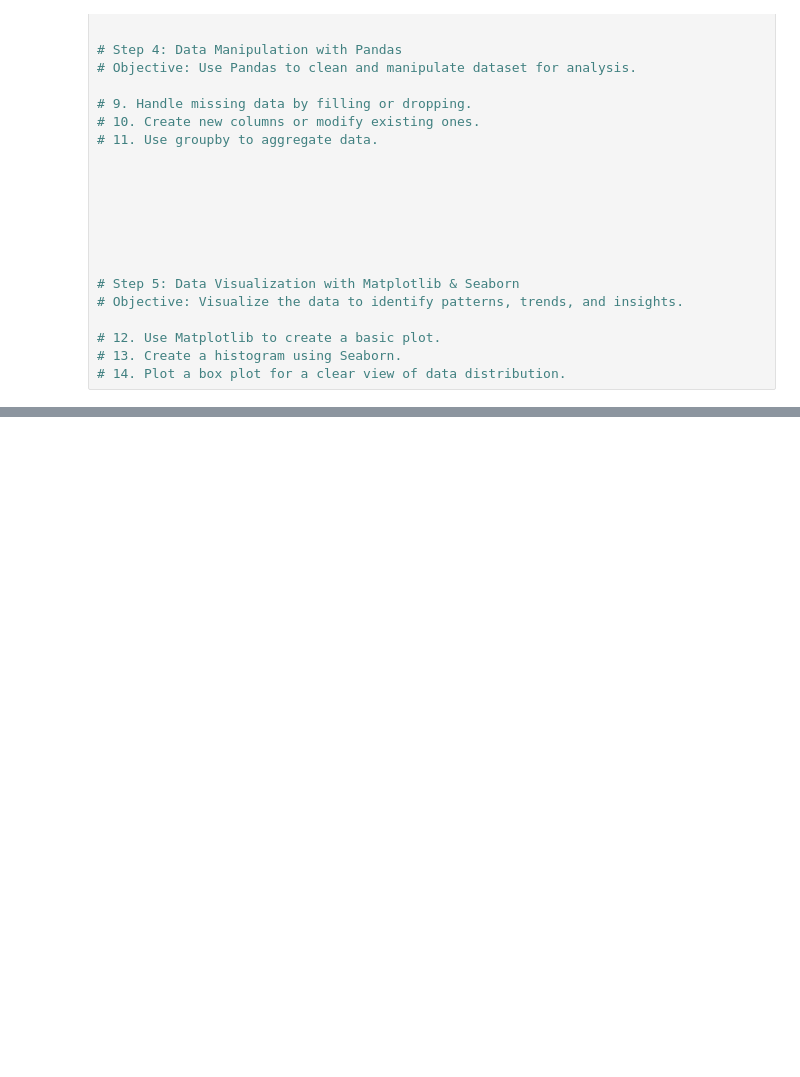
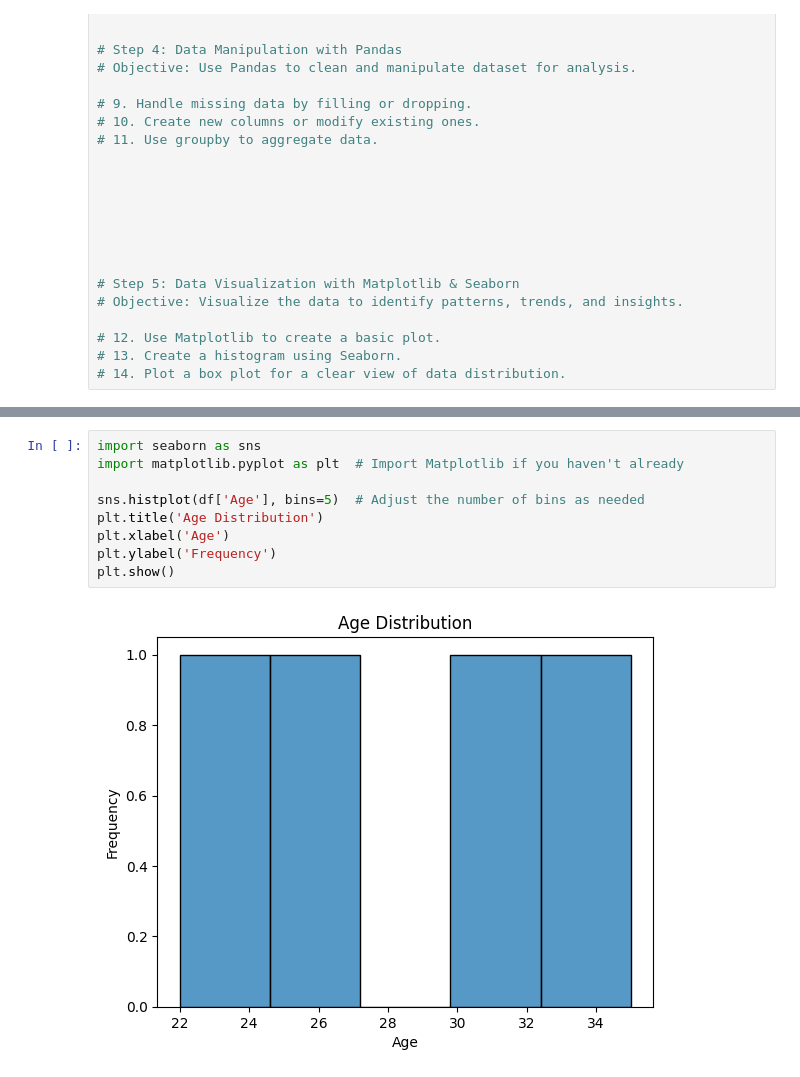
Before and after one commit to sujanramesh/AI_DATA_ANALYSIS_, a Jupyter notebook: src/Module 2/Hands-on Project: EDA on a Dataset using NumPy, Pandas, Matplotlib & Seaborn/Ques_10.ipynb, the cells around one changed output, grey strips where cells are left out. Saved outputs shown, nothing was run; the diff lists cells and outputs as text; blank space fills up the shorter version.

```diff
--- a/src/Module 2/Hands-on Project: EDA on a Dataset using NumPy, Pandas, Matplotlib & Seaborn/Ques_10.ipynb
+++ b/src/Module 2/Hands-on Project: EDA on a Dataset using NumPy, Pandas, Matplotlib & Seaborn/Ques_10.ipynb
@@ -56,0 +265,11 @@
+# %%
+import seaborn as sns
+import matplotlib.pyplot as plt  # Import Matplotlib if you haven't already
+
+sns.histplot(df['Age'], bins=5)  # Adjust the number of bins as needed
+plt.title('Age Distribution')
+plt.xlabel('Age')
+plt.ylabel('Frequency')
+plt.show()
+# %% [output]
+[figure, added]
```
Also changed, not shown: parts of 12 cells of this notebook.
